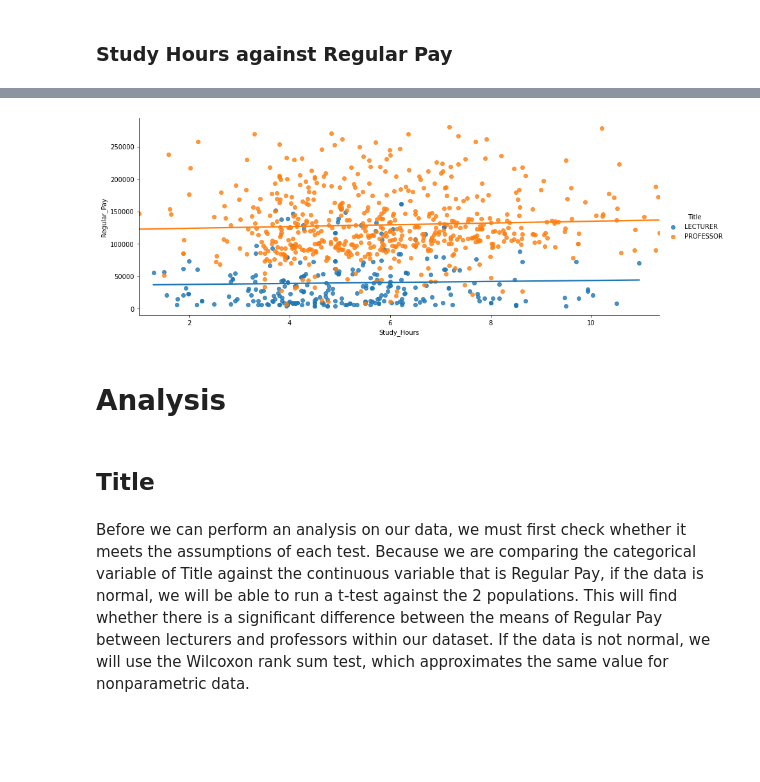
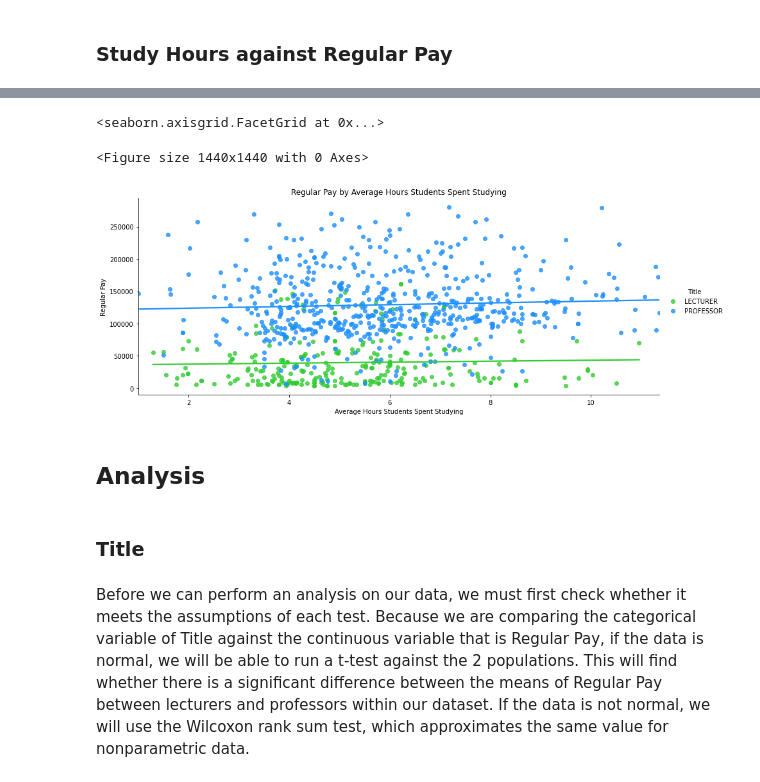
Before and after one commit to edyau8/COGS-108-Final-Project, a Jupyter notebook: FinalProject_group04.ipynb, the cells around one changed output, grey strips where cells are left out. Cells and saved outputs as stored; diff of their text form; code cells hidden in the pictures; blank space fills up the shorter version.

```diff
--- a/FinalProject_group04.ipynb
+++ b/FinalProject_group04.ipynb
@@ -1149,11 +1154,15 @@ sns.lmplot(x="Avg_Grade", y="Regular_Pay", hue="Title", data=df, ci=None, aspect
 # %%
-sns.lmplot(x="Study_Hours", y="Regular_Pay", hue="Title", data=df, ci=None, aspect=2.5);
+plt.figure(figsize=(20,20))
+ax = sns.lmplot(x="Study_Hours", y="Regular_Pay", hue="Title", palette=['limegreen', 'dodgerblue'], data=df, ci=None, aspect=2.5);
+ax.set(xlabel='Average Hours Students Spent Studying', ylabel='Regular Pay', title="Regular Pay by Average Hours Students Spent Studying")
 # %% [output]
+<seaborn.axisgrid.FacetGrid at 0x...>
+<Figure size 1440x1440 with 0 Axes>
-[figure, old version]
+[figure, new version]
 # %% [markdown]
-# Analysis
+## Analysis
 # %% [markdown]
-## Title
+### Title
 # %% [markdown]
 Before we can perform an analysis on our data, we must first check whether it meets the assumptions of each test. Because we are comparing the categorical variable of Title against the continuous variable that is Regular Pay, if the data is normal, we will be able to run a t-test against the 2 populations. This will find whether there is a significant difference between the means of Regular Pay between lecturers and professors within our dataset. If the data is not normal, we will use the Wilcoxon rank sum test, which approximates the same value for nonparametric data.
 # %%
```
Also changed, not shown: parts of 47 cells of this notebook.
